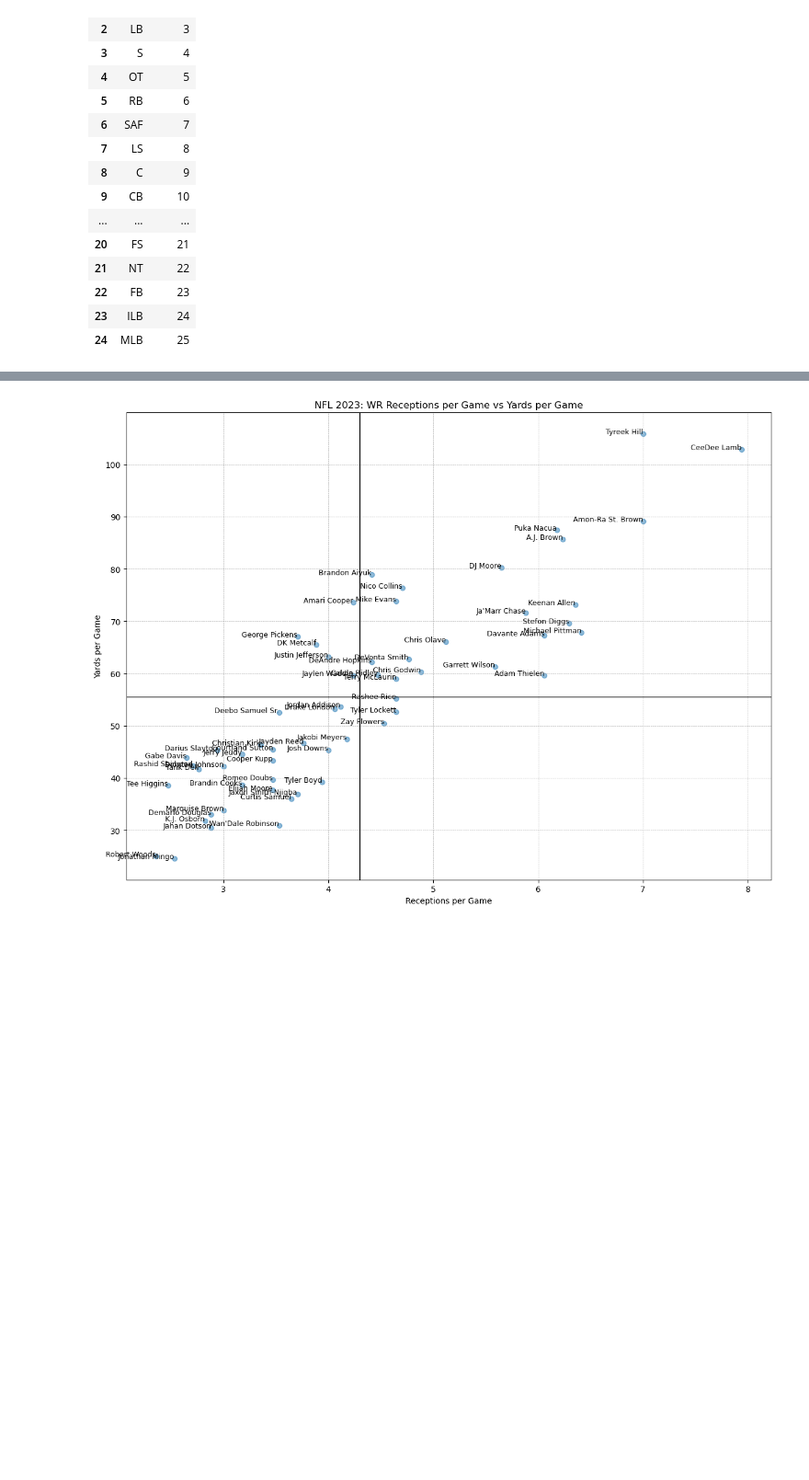
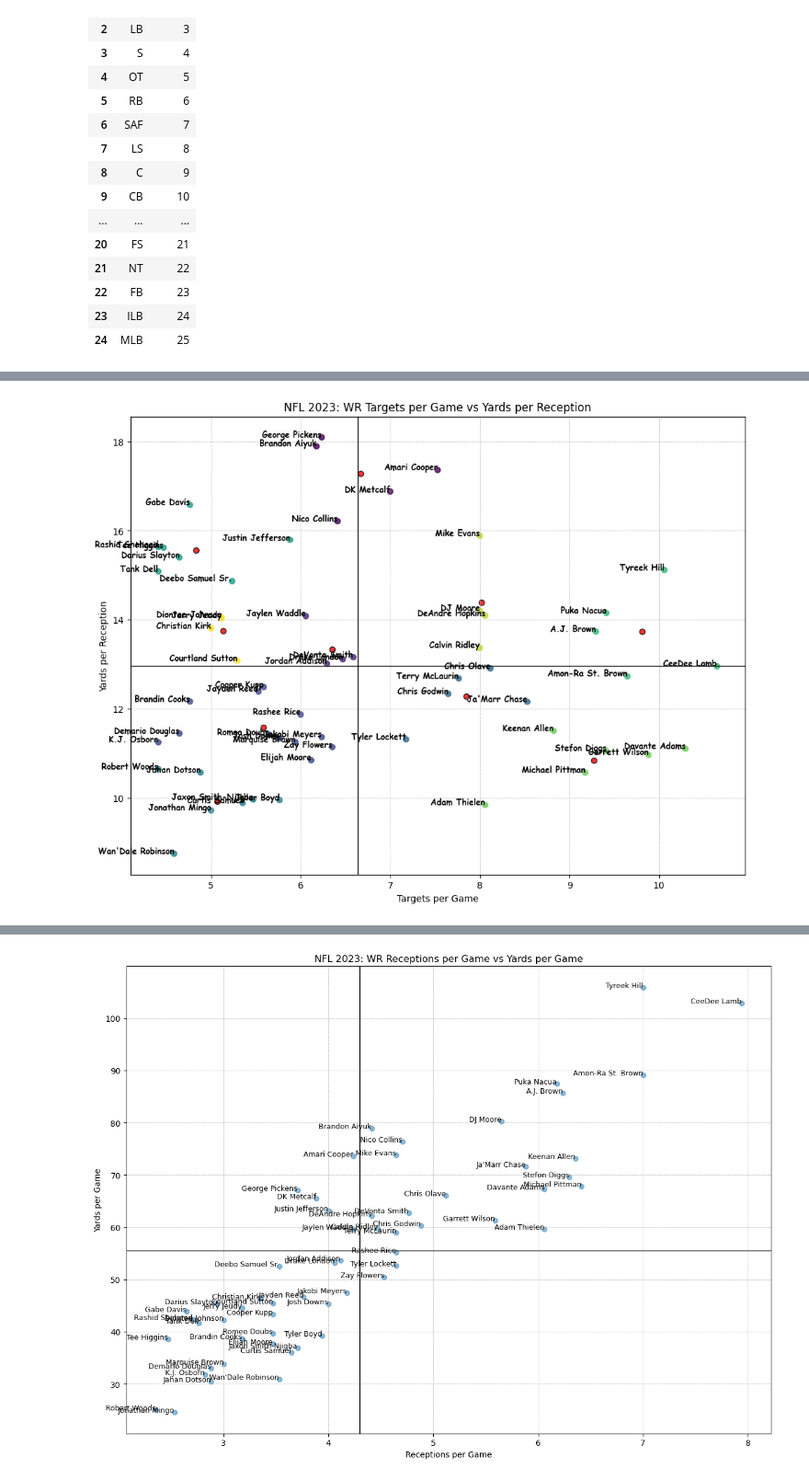
Before and after one commit to killenden/NFL_stats, a Jupyter notebook: PlotfromDB.ipynb, the cells around one changed output, grey strips where cells are left out. Shown at 92% size. Drawn from its saved outputs; the diff is of its cells as text; code cells hidden in the pictures; blank space fills up the shorter version.

```diff
--- a/PlotfromDB.ipynb
+++ b/PlotfromDB.ipynb
@@ -3,6 +3,8 @@ import pandas as pd
 import sqlite3
 import matplotlib.pyplot as plt
 import numpy as np
+
+no_of_games = 17
 # %%
 def pull_db(query,db_name):
     # Connect to your SQLite database
@@ -99,3 +101,59 @@ receiving_df
 # %%
 wr_pos_id = positions_df.loc[positions_df['POS'] == 'WR', 'pos_id'].iloc[0]
 wr_receiving_df_parsed = receiving_df[(receiving_df['Tgts'] > 70) & (receiving_df['Pos'] == wr_pos_id)]
+# %%
+
+from sklearn.cluster import KMeans, MiniBatchKMeans
+
+cluster_df = pd.DataFrame()
+
+cluster_df['Tgts Per Game'] = wr_receiving_df_parsed['Tgts'] / no_of_games
+cluster_df['Yds Per Rec'] = wr_receiving_df_parsed['Yds'] / wr_receiving_df_parsed['Rec']
+
+
+
+no_of_clusters = 10
+model = KMeans(n_clusters=no_of_clusters, n_init='auto').fit(cluster_df)
+labels = model.predict(cluster_df)
+# %%
+fig, ax = plt.subplots(figsize=(12,9))
+
+
+x_mean = (wr_receiving_df_parsed['Tgts'] / no_of_games).mean()
+y_mean = (wr_receiving_df_parsed['Yds'] / wr_receiving_df_parsed['Rec']).mean()
+ax.axvline(x=x_mean, color='black', linestyle='solid', linewidth=1)
+ax.axhline(y=y_mean, color='black', linestyle='solid', linewidth=1)
+
+ax.scatter(
+    cluster_df['Tgts Per Game'],
+    cluster_df['Yds Per Rec'],
+    zorder=1,
+    alpha= 0.8,
+    c=labels
+)
+
+ax.scatter(
+    model.cluster_centers_[:,0],
+    model.cluster_centers_[:,1],
+    zorder=1,
+    alpha= 0.8,
+    c='r',
+    edgecolors='black'
+)
+
+for index, row in wr_receiving_df_parsed.iterrows():
+    plt.text(row['Tgts'] / no_of_games, row['Yds'] / row['Rec'], row['Player'], fontsize=9, ha='right', weight = 'bold', family = 'cursive')
+
+
+
+ax.grid(True, which='both', axis='both', linewidth=0.5, linestyle='--')
+
+
+
+
+plt.title('NFL 2023: WR Targets per Game vs Yards per Reception')
+plt.xlabel('Targets per Game')
+plt.ylabel('Yards per Reception')
+plt.show()
+# %% [output]
+[figure, added]
```
Also changed, not shown: parts of 3 cells of this notebook, 6 other files.
